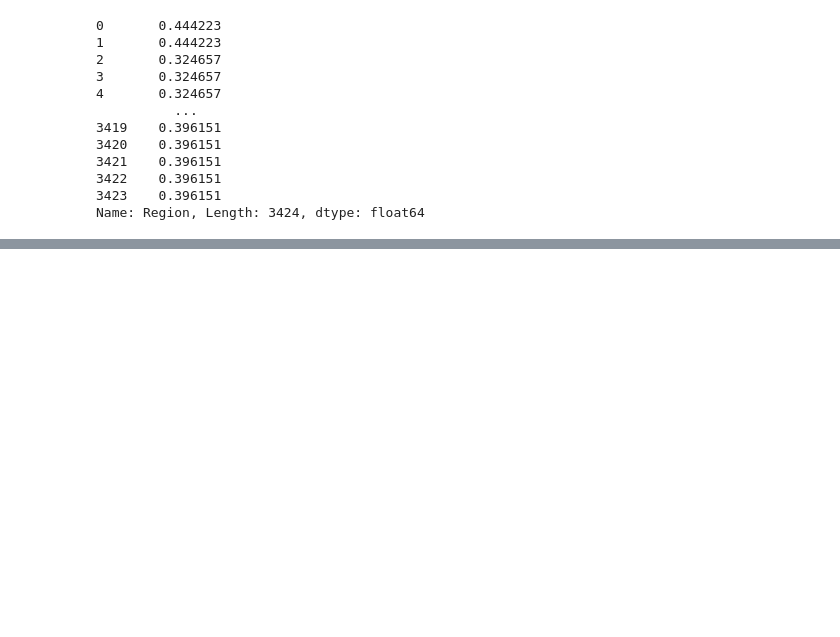
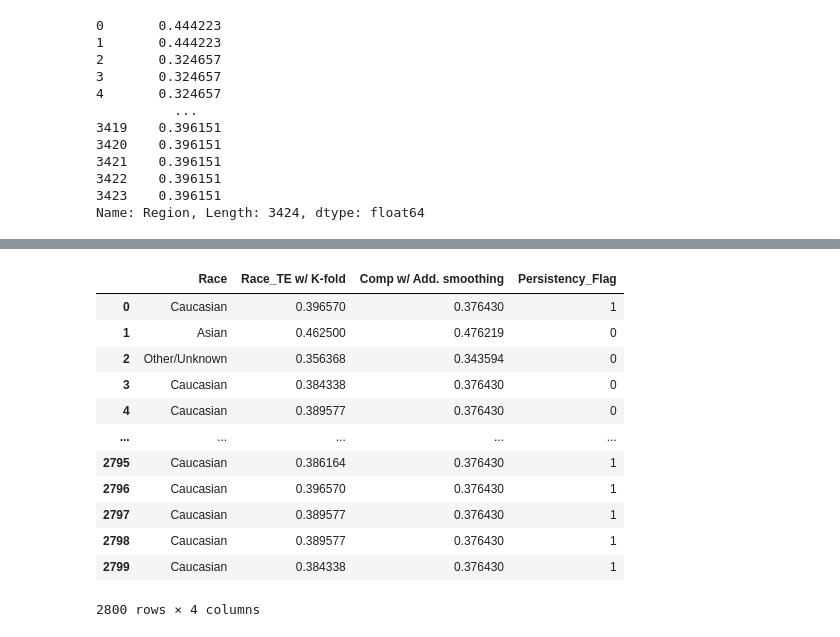
Before and after one commit to LiviaNFoster/DataGlacierFinalProject, a Jupyter notebook: FinalProject.ipynb, the cells around one changed output, grey strips where cells are left out. Drawn from its saved outputs; the diff is of its cells as text; code cells hidden in the pictures; blank space fills up the shorter version.

Commit message:
data transformations

```diff
--- a/FinalProject.ipynb
+++ b/FinalProject.ipynb
@@ -741,4 +741,4 @@ def calc_smooth_mean(df, by, on, m):
     # Replace each value by the according smoothed mean
     return df[by].map(smooth)
 # %%
-calc_smooth_mean(df, by='Race', on='Persistency_Flag', m=10)
+df['Race'] = calc_smooth_mean(df, by='Race', on='Persistency_Flag', m=10)
@@ -758,2 +745,2 @@ Name: Race, Length: 3424, dtype: float64
 # %%
-calc_smooth_mean(df, by='Region', on='Persistency_Flag', m=10)
+df['Region'] = calc_smooth_mean(df, by='Region', on='Persistency_Flag', m=10)
@@ -772,0 +747,32 @@ Name: Region, Length: 3424, dtype: float64
+# %%
+df['NTM_Physician_Specialty'] = calc_smooth_mean(df, by='Region', on='Persistency_Flag', m=10)
+# %%
+from category_encoders import target_encoder
+from sklearn.model_selection import KFold
+
+df_xtrain = pd.DataFrame({'Race':list(races[0:2800])})
+df_ytrain = pd.DataFrame({'Persistency_Flag':list(persistence[0:2800])})
+df_xtest  = pd.DataFrame({'Race':list(races[2800:])})
+add_smoothing_comparison = pd.DataFrame(df['Race'][0:2800])
+add_smoothing_comparison.columns = ['Comp w/ Add. smoothing']
+
+kf = KFold(n_splits=4, shuffle=True, random_state=1111)
+
+# Target encoding for training set using K-folding.
+train_te = pd.DataFrame()
+for tra_idx, val_idx in kf.split(df_xtrain):
+    te = target_encoder.TargetEncoder(handle_missing='return_nan',handle_unknown='return_nan')
+    te.fit(df_xtrain.iloc[tra_idx],df_ytrain.iloc[tra_idx])
+    temp = te.transform(df_xtrain.iloc[val_idx])
+    train_te = pd.concat([train_te,temp],axis=0)
+
+train_te.sort_index(inplace=True)
+train_te.columns = ['Race_TE w/ K-fold']
+train_df_race = pd.concat([df_xtrain,train_te,add_smoothing_comparison,df_ytrain],axis=1)
+
+# Target encoding for test set.
+te = target_encoder.TargetEncoder(handle_missing='return_nan',handle_unknown='return_nan') #if level is unknown from input data, return nan.
+te.fit(df_xtrain,df_ytrain)
+test_te = te.transform(df_xtest)
+test_te.columns = ['Race_TE w/ K-fold']
+test_df_race = pd.concat([df_xtest,test_te],axis=1)
@@ -772,0 +841,16 @@ Name: Region, Length: 3424, dtype: float64
+# %%
+train_df_race
+# %% [output]
+|  | Race | Race_TE w/ K-fold | Comp w/ Add. smoothing | Persistency_Flag |
+| 0 | Caucasian | 0.396570 | 0.376430 | 1 |
+| 1 | Asian | 0.462500 | 0.476219 | 0 |
+| 2 | Other/Unknown | 0.356368 | 0.343594 | 0 |
+| 3 | Caucasian | 0.384338 | 0.376430 | 0 |
+| 4 | Caucasian | 0.389577 | 0.376430 | 0 |
+| ... | ... | ... | ... | ... |
+| 2795 | Caucasian | 0.386164 | 0.376430 | 1 |
+| 2796 | Caucasian | 0.396570 | 0.376430 | 1 |
+| 2797 | Caucasian | 0.389577 | 0.376430 | 1 |
+| 2798 | Caucasian | 0.389577 | 0.376430 | 1 |
+| 2799 | Caucasian | 0.384338 | 0.376430 | 1 |
+2800 rows × 4 columns
```
Also changed, not shown: parts of 18 cells of this notebook.
